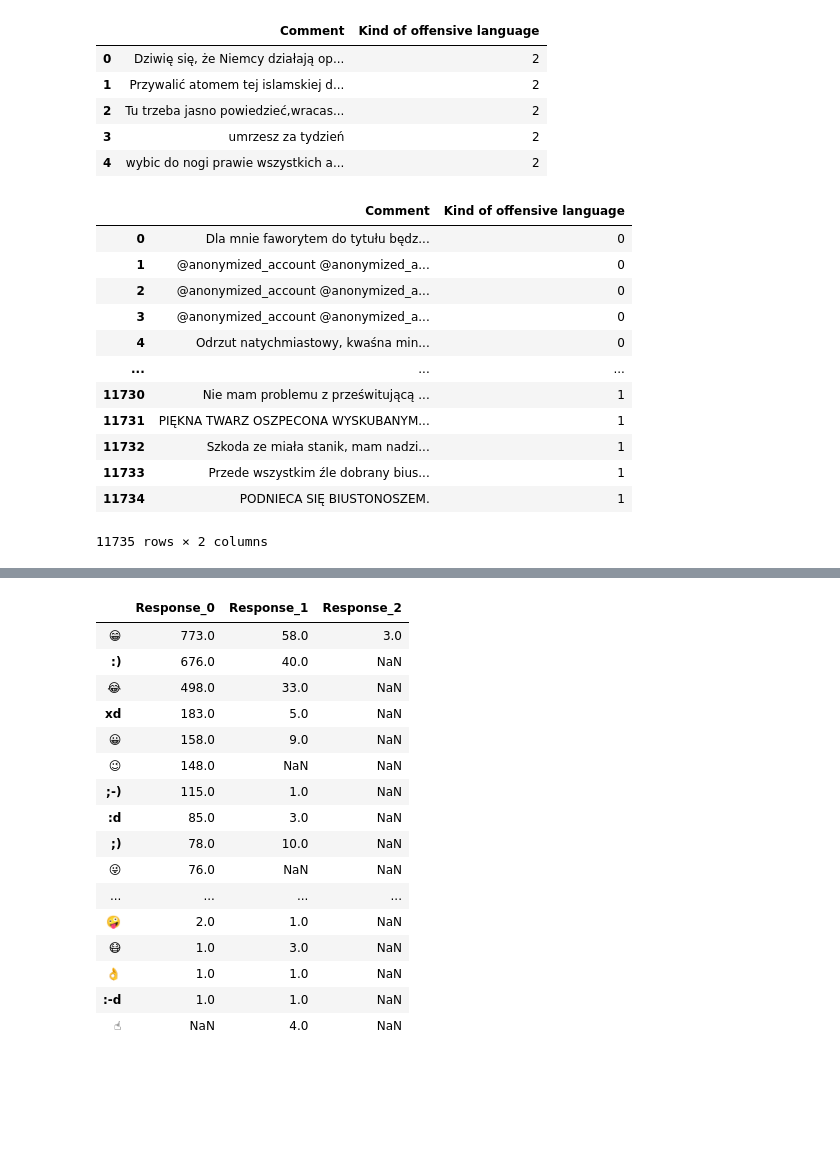
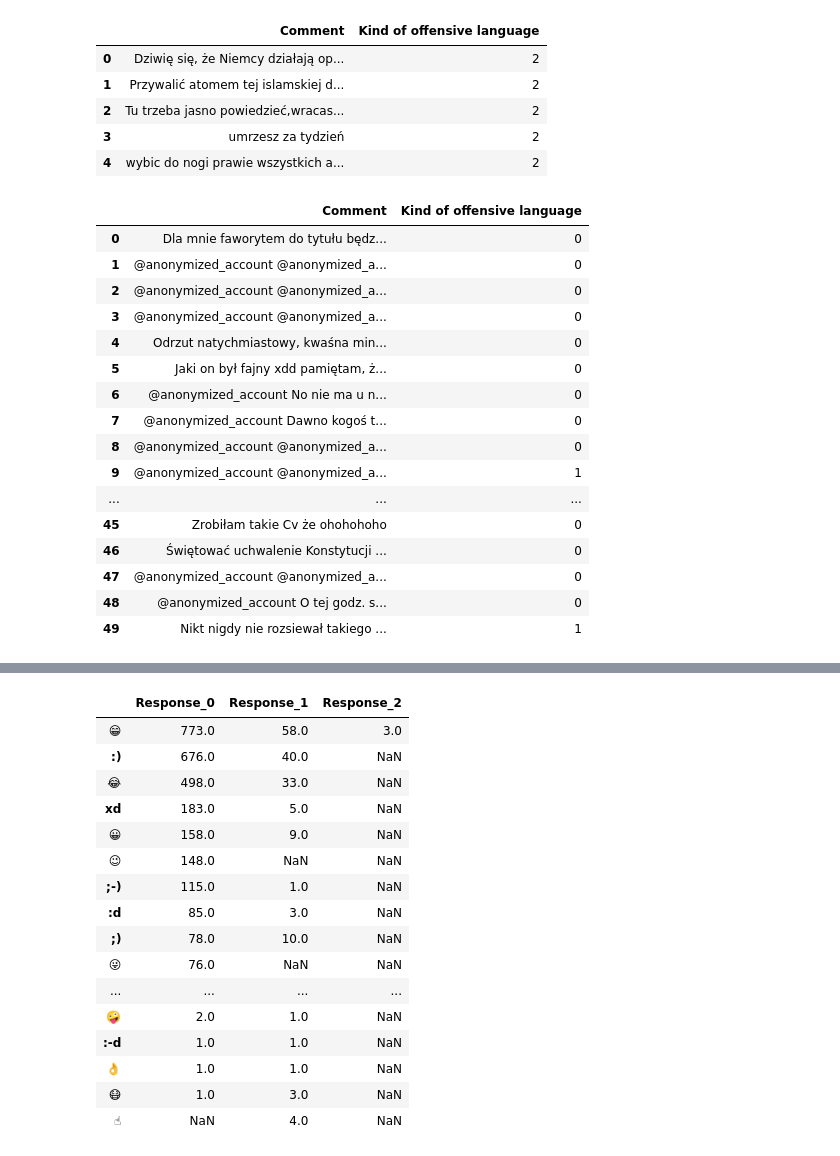
Before and after one commit to PatrykKotulak/Master-thesis, a Jupyter notebook: Hate_Speech_Detection.ipynb, the cells around one changed output, grey strips where cells are left out. Drawn from its saved outputs; the diff is of its cells as text; code cells hidden in the pictures; blank space fills up the shorter version.

```diff
--- a/Hate_Speech_Detection.ipynb
+++ b/Hate_Speech_Detection.ipynb
@@ -125,21 +125,25 @@ def remove_quoting_comments(data):
     return data
 # %%
 conected_data = remove_quoting_comments(conected_data)
-conected_data
+conected_data.head(50)
 # %% [output]
 |  | Comment | Kind of offensive language |
 | 0 | Dla mnie faworytem do tytułu będz... | 0 |
 | 1 | @anonymized_account @anonymized_a... | 0 |
 | 2 | @anonymized_account @anonymized_a... | 0 |
 | 3 | @anonymized_account @anonymized_a... | 0 |
 | 4 | Odrzut natychmiastowy, kwaśna min... | 0 |
+| 5 | Jaki on był fajny xdd pamiętam, ż... | 0 |
+| 6 | @anonymized_account No nie ma u n... | 0 |
+| 7 | @anonymized_account Dawno kogoś t... | 0 |
+| 8 | @anonymized_account @anonymized_a... | 0 |
+| 9 | @anonymized_account @anonymized_a... | 1 |
 | ... | ... | ... |
-| 11730 | Nie mam problemu z prześwitującą ... | 1 |
-| 11731 | PIĘKNA TWARZ OSZPECONA WYSKUBANYM... | 1 |
-| 11732 | Szkoda ze miała stanik, mam nadzi... | 1 |
-| 11733 | Przede wszystkim źle dobrany bius... | 1 |
-| 11734 | PODNIECA SIĘ BIUSTONOSZEM. | 1 |
+| 45 | Zrobiłam takie Cv że ohohohoho | 0 |
+| 46 | Świętować uchwalenie Konstytucji ... | 0 |
+| 47 | @anonymized_account @anonymized_a... | 0 |
+| 48 | @anonymized_account O tej godz. s... | 0 |
+| 49 | Nikt nigdy nie rozsiewał takiego ... | 1 |
-11735 rows × 2 columns
 # %%
 # function to extract emoji to dict
 emoji_for_response_0 = []
@@ -203,7 +207,7 @@ def create_dataframe_emoji_comparison():
                (plot_emoticons['Response_2'].isna()))]
     return plot_emoticons
 # %%
-plot_emoticons = create_dataframe_emoji_comparison()
+plot_emoticons = create_dataframe_emoji_comparison('Response_0')
 plot_emoticons
 # %% [output]
 |  | Response_0 | Response_1 | Response_2 |
@@ -219,7 +223,7 @@ plot_emoticons
 | 😜 | 76.0 | NaN | NaN |
 | ... | ... | ... | ... |
 | 🤪 | 2.0 | 1.0 | NaN |
+| :-d | 1.0 | 1.0 | NaN |
+| 👌 | 1.0 | 1.0 | NaN |
 | 😷 | 1.0 | 3.0 | NaN |
-| 👌 | 1.0 | 1.0 | NaN |
-| :-d | 1.0 | 1.0 | NaN |
 | ☝ | NaN | 4.0 | NaN |
```
Also changed, not shown: parts of 6 cells of this notebook.
